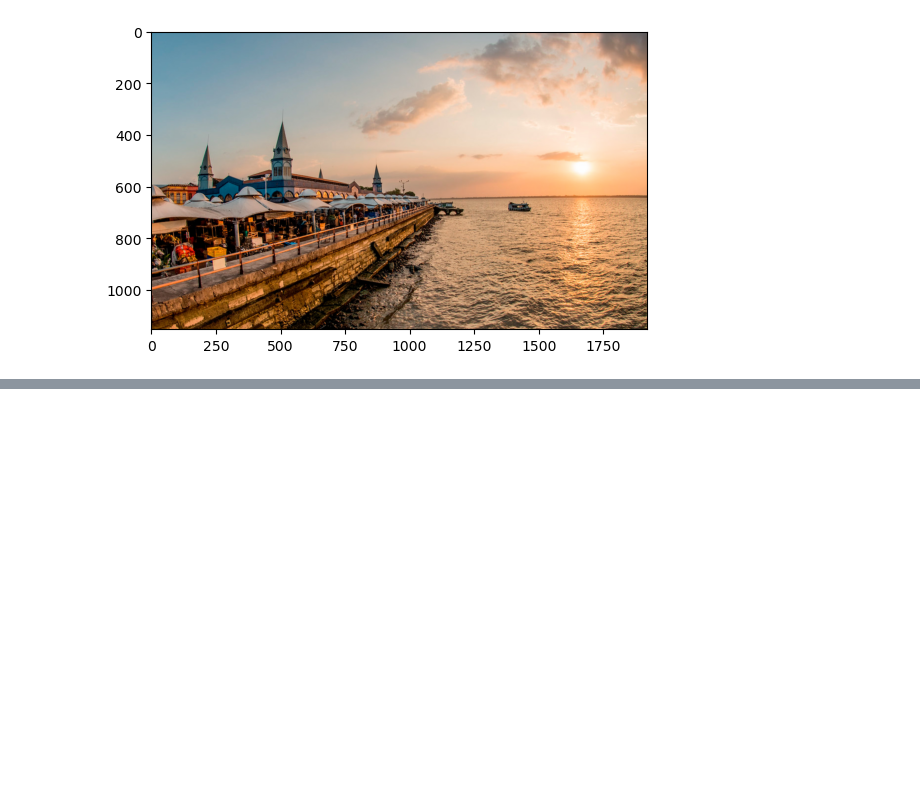
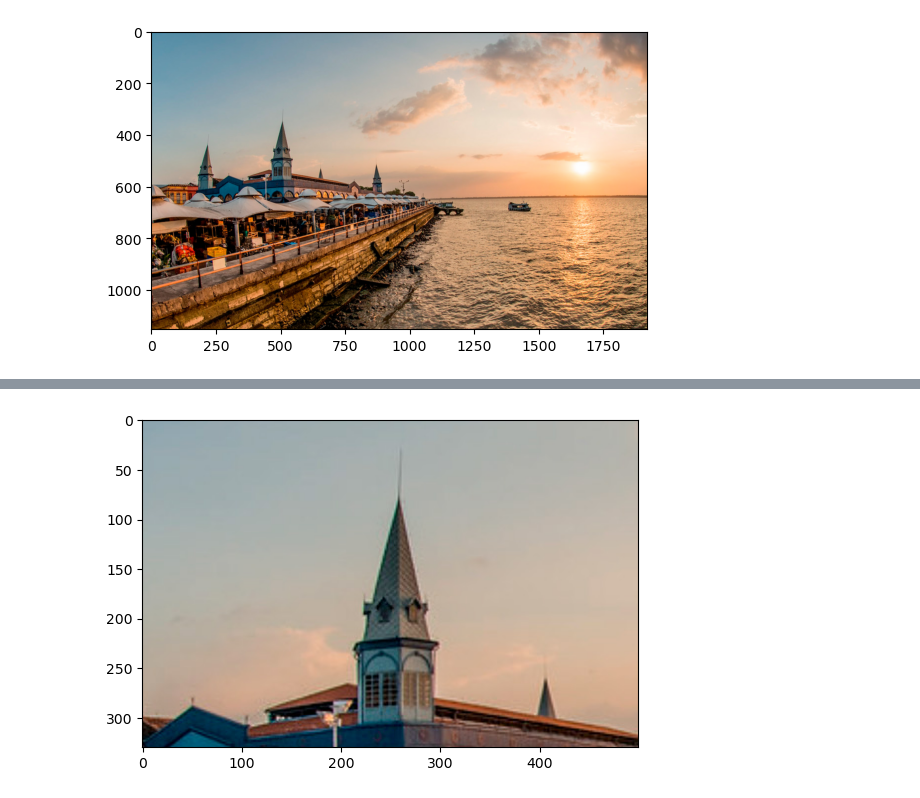
Before and after one commit to ramoneirao/visao-computacional, a Jupyter notebook: notebooks/image processing/processamento.ipynb, the cells around one changed output, grey strips where cells are left out. Drawn from its saved outputs; the diff is of its cells as text; code cells hidden in the pictures; blank space fills up the shorter version.

```diff
--- a/notebooks/image processing/processamento.ipynb
+++ b/notebooks/image processing/processamento.ipynb
@@ -61,0 +96,7 @@ cv2.destroyAllWindows()
+# %%
+retangulo = imagem[270:600, 250:750]
+imagem_rgb = cv2.cvtColor(retangulo, cv2.COLOR_BGR2RGB)
+plt.imshow(imagem_rgb)
+plt.show()
+# %% [output]
+[figure, added]
```
Also changed, not shown: parts of 9 cells of this notebook.
